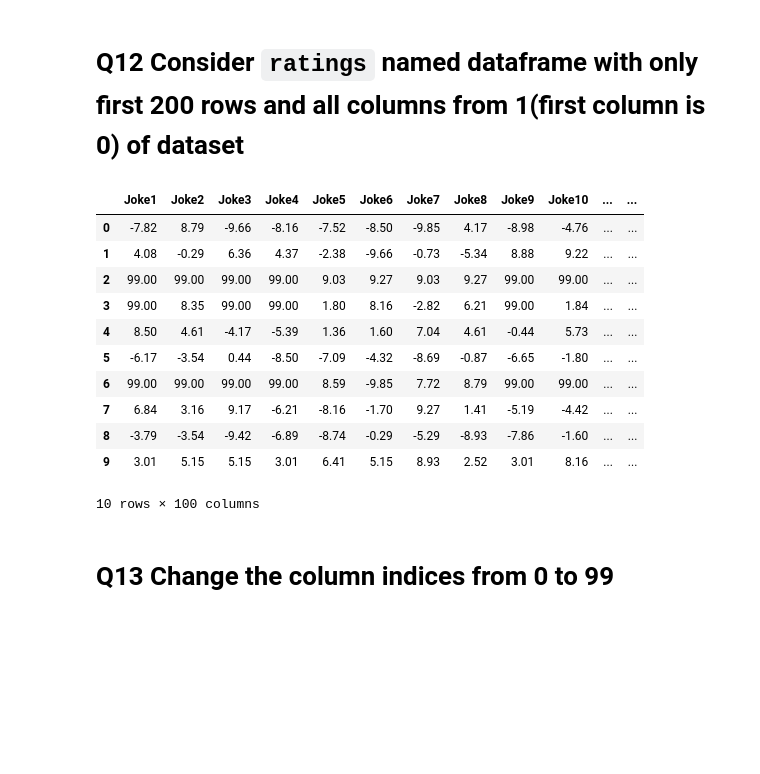
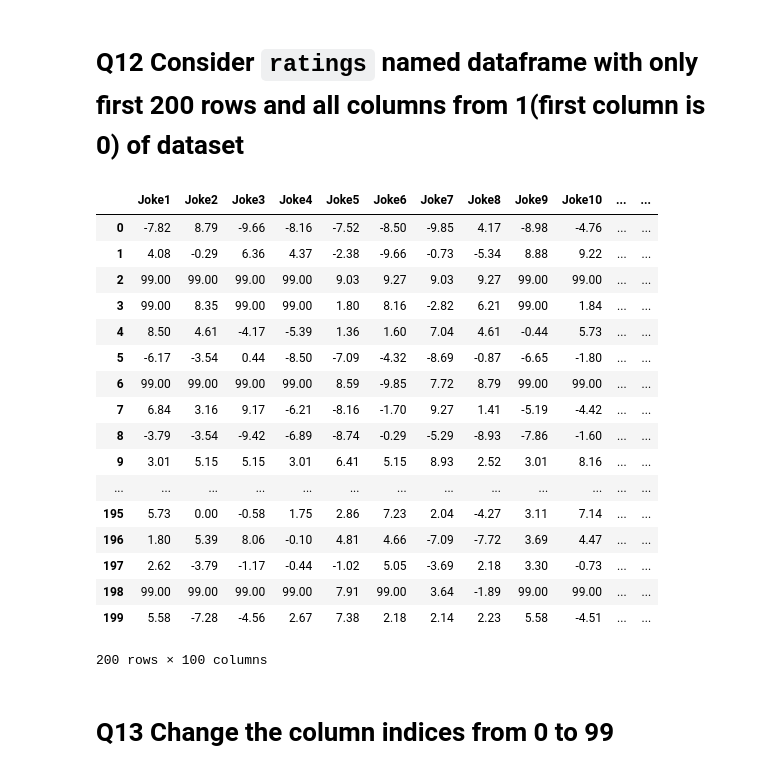
Before and after one commit to GreatLearningAIML1/pune-july19-batch-pathak22ankur, a Jupyter notebook: R5_Internal_Lab_PCA_PBRS.ipynb, the cells around one changed output. Saved outputs shown, nothing was run; the diff lists cells and outputs as text; code cells hidden in the pictures; blank space fills up the shorter version.

```diff
--- a/R5_Internal_Lab_PCA_PBRS.ipynb
+++ b/R5_Internal_Lab_PCA_PBRS.ipynb
@@ -454,20 +454,26 @@ We already have column names .
 # Q12 Consider `ratings` named dataframe with only first 200 rows and all columns from 1(first column is 0) of dataset
 # %%
 ratings=df_jokes.iloc[0:200,1:101]
-ratings.head(10)
+ratings
 # %% [output]
 |  | Joke1 | Joke2 | Joke3 | Joke4 | Joke5 | Joke6 | Joke7 | Joke8 | Joke9 | Joke10 | ... | ... |
 | 0 | -7.82 | 8.79 | -9.66 | -8.16 | -7.52 | -8.50 | -9.85 | 4.17 | -8.98 | -4.76 | ... | ... |
 | 1 | 4.08 | -0.29 | 6.36 | 4.37 | -2.38 | -9.66 | -0.73 | -5.34 | 8.88 | 9.22 | ... | ... |
 | 2 | 99.00 | 99.00 | 99.00 | 99.00 | 9.03 | 9.27 | 9.03 | 9.27 | 99.00 | 99.00 | ... | ... |
 | 3 | 99.00 | 8.35 | 99.00 | 99.00 | 1.80 | 8.16 | -2.82 | 6.21 | 99.00 | 1.84 | ... | ... |
 | 4 | 8.50 | 4.61 | -4.17 | -5.39 | 1.36 | 1.60 | 7.04 | 4.61 | -0.44 | 5.73 | ... | ... |
 | 5 | -6.17 | -3.54 | 0.44 | -8.50 | -7.09 | -4.32 | -8.69 | -0.87 | -6.65 | -1.80 | ... | ... |
 | 6 | 99.00 | 99.00 | 99.00 | 99.00 | 8.59 | -9.85 | 7.72 | 8.79 | 99.00 | 99.00 | ... | ... |
 | 7 | 6.84 | 3.16 | 9.17 | -6.21 | -8.16 | -1.70 | 9.27 | 1.41 | -5.19 | -4.42 | ... | ... |
 | 8 | -3.79 | -3.54 | -9.42 | -6.89 | -8.74 | -0.29 | -5.29 | -8.93 | -7.86 | -1.60 | ... | ... |
 | 9 | 3.01 | 5.15 | 5.15 | 3.01 | 6.41 | 5.15 | 8.93 | 2.52 | 3.01 | 8.16 | ... | ... |
+| ... | ... | ... | ... | ... | ... | ... | ... | ... | ... | ... | ... | ... |
+| 195 | 5.73 | 0.00 | -0.58 | 1.75 | 2.86 | 7.23 | 2.04 | -4.27 | 3.11 | 7.14 | ... | ... |
+| 196 | 1.80 | 5.39 | 8.06 | -0.10 | 4.81 | 4.66 | -7.09 | -7.72 | 3.69 | 4.47 | ... | ... |
+| 197 | 2.62 | -3.79 | -1.17 | -0.44 | -1.02 | 5.05 | -3.69 | 2.18 | 3.30 | -0.73 | ... | ... |
+| 198 | 99.00 | 99.00 | 99.00 | 99.00 | 7.91 | 99.00 | 3.64 | -1.89 | 99.00 | 99.00 | ... | ... |
+| 199 | 5.58 | -7.28 | -4.56 | 2.67 | 7.38 | 2.18 | 2.14 | 2.23 | 5.58 | -4.51 | ... | ... |
-10 rows × 100 columns
+200 rows × 100 columns
 # %% [markdown]
 # Q13 Change the column indices from 0 to 99
 # %%
```
Also changed, not shown: parts of 6 cells of this notebook.
